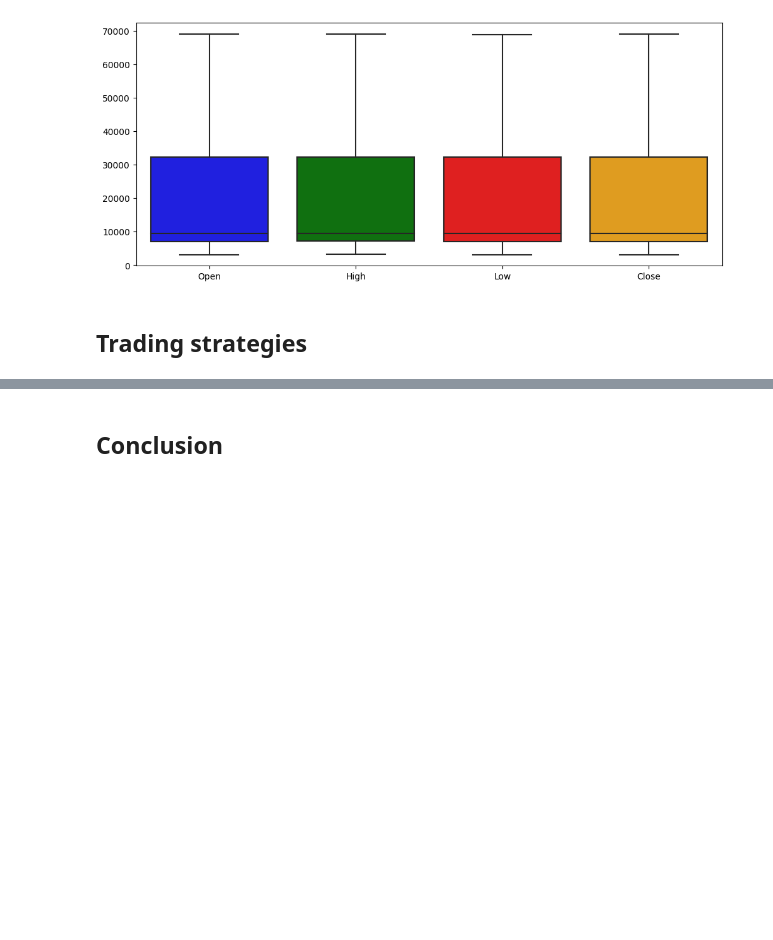
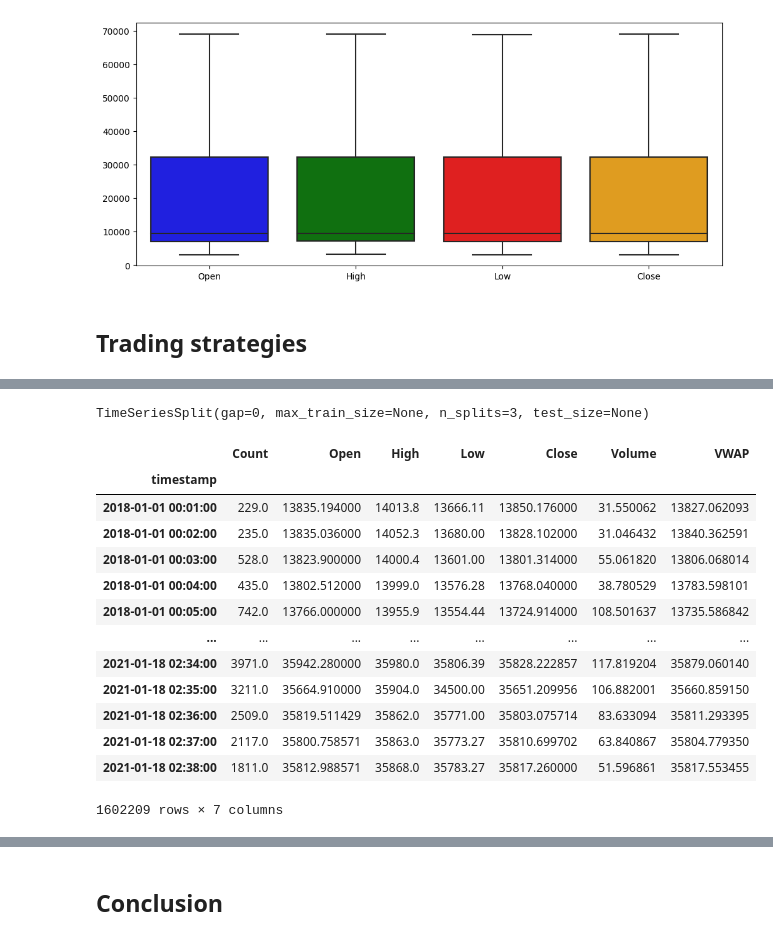
Before and after one commit to lcsrodriguez/cryptotrading, a Jupyter notebook: main.ipynb, the cells around one changed output, grey strips where cells are left out. Drawn from its saved outputs; the diff is of its cells as text; code cells hidden in the pictures; blank space fills up the shorter version.

Commit message:
Adding TRAIN/TEST split according to sklearn.model_selection.TimeSeriesSplit

```diff
--- a/main.ipynb
+++ b/main.ipynb
@@ -397,0 +414,13 @@ df_btc[["Close", "Target"]].head(10)
+# %%
+# Splitting the dataset into X/Y
+# X = features, Y = target
+X = df_btc.copy() # X as a deep copy for security reason
+Y = X.pop("Target")
+
+"""
+# Removing Target variable from features
+try:
+    X.drop(["Target"], axis=1, inplace=True)
+except:
+    pass
+"""
@@ -397,0 +449,6 @@ df_btc[["Close", "Target"]].head(10)
+# %%
+tss = TimeSeriesSplit(n_splits = 3)
+# %%
+tss
+# %% [output]
+TimeSeriesSplit(gap=0, max_train_size=None, n_splits=3, test_size=None)
@@ -397,0 +459,24 @@ df_btc[["Close", "Target"]].head(10)
+# %%
+# Splitting into Train/Test set
+#X_train, X_test, y_train, y_test = TimeSeriesSplit(X, Y, test_size=0.2)
+
+for train_index, test_index in tss.split(X):
+    X_train, X_test = X.iloc[train_index, :], X.iloc[test_index,:]
+    Y_train, Y_test = Y.iloc[train_index], Y.iloc[test_index]
+# %%
+X_train
+# %% [output]
+|  | Count | Open | High | Low | Close | Volume | VWAP |
+| timestamp |  |  |  |  |  |  |  |
+| 2018-01-01 00:01:00 | 229.0 | 13835.194000 | 14013.8 | 13666.11 | 13850.176000 | 31.550062 | 13827.062093 |
+| 2018-01-01 00:02:00 | 235.0 | 13835.036000 | 14052.3 | 13680.00 | 13828.102000 | 31.046432 | 13840.362591 |
+| 2018-01-01 00:03:00 | 528.0 | 13823.900000 | 14000.4 | 13601.00 | 13801.314000 | 55.061820 | 13806.068014 |
+| 2018-01-01 00:04:00 | 435.0 | 13802.512000 | 13999.0 | 13576.28 | 13768.040000 | 38.780529 | 13783.598101 |
+| 2018-01-01 00:05:00 | 742.0 | 13766.000000 | 13955.9 | 13554.44 | 13724.914000 | 108.501637 | 13735.586842 |
+| ... | ... | ... | ... | ... | ... | ... | ... |
+| 2021-01-18 02:34:00 | 3971.0 | 35942.280000 | 35980.0 | 35806.39 | 35828.222857 | 117.819204 | 35879.060140 |
+| 2021-01-18 02:35:00 | 3211.0 | 35664.910000 | 35904.0 | 34500.00 | 35651.209956 | 106.882001 | 35660.859150 |
+| 2021-01-18 02:36:00 | 2509.0 | 35819.511429 | 35862.0 | 35771.00 | 35803.075714 | 83.633094 | 35811.293395 |
+| 2021-01-18 02:37:00 | 2117.0 | 35800.758571 | 35863.0 | 35773.27 | 35810.699702 | 63.840867 | 35804.779350 |
+| 2021-01-18 02:38:00 | 1811.0 | 35812.988571 | 35868.0 | 35783.27 | 35817.260000 | 51.596861 | 35817.553455 |
+1602209 rows × 7 columns
```
Also changed, not shown: parts of 24 cells of this notebook.
